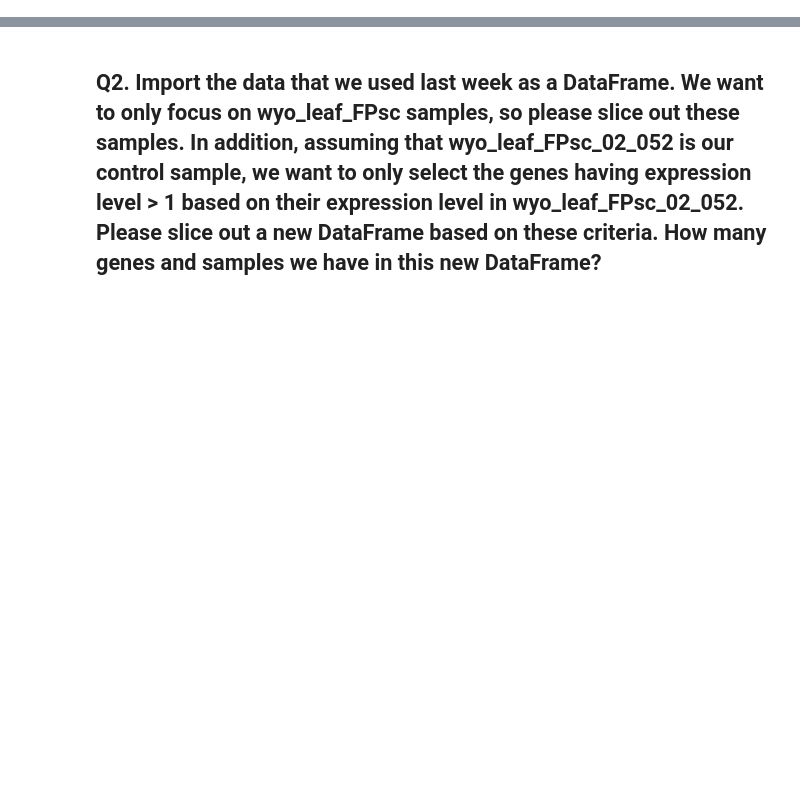
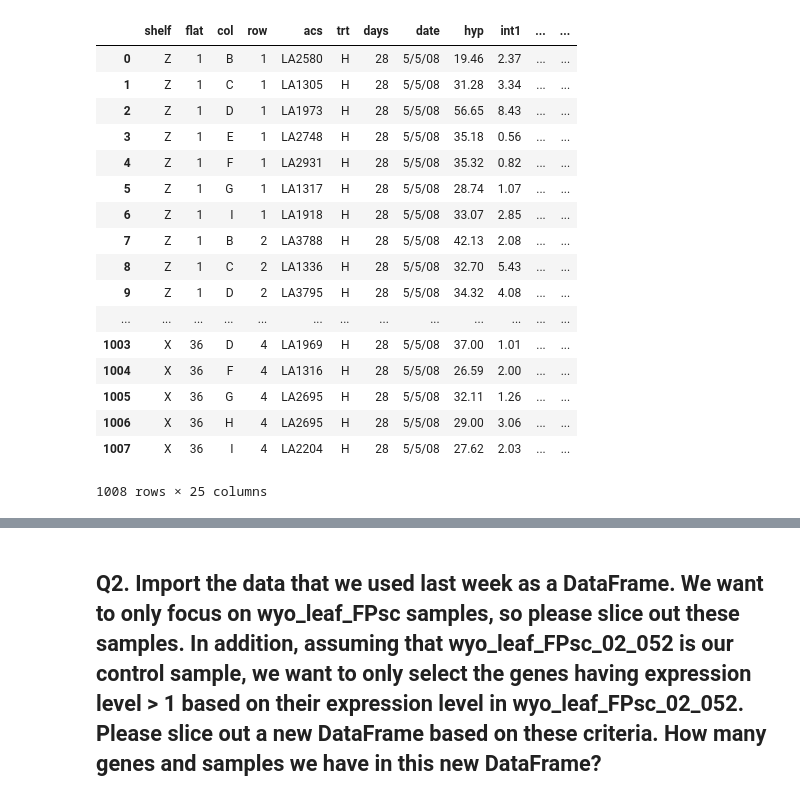
Before and after one commit to UCD-pbio-rclub/python-data-analysis_MinYao.J, a Jupyter notebook: HW for chapter 5.ipynb, the cells around one changed output, grey strips where cells are left out. Drawn from its saved outputs; the diff is of its cells as text; code cells hidden in the pictures; blank space fills up the shorter version.

```diff
--- a/HW for chapter 5.ipynb
+++ b/HW for chapter 5.ipynb
@@ -3,0 +9,23 @@ import numpy as np
+# %%
+tomato = pd.read_csv("Tomato.csv")
+# %%
+tomato
+# %% [output]
+|  | shelf | flat | col | row | acs | trt | days | date | hyp | int1 | ... | ... |
+| 0 | Z | 1 | B | 1 | LA2580 | H | 28 | 5/5/08 | 19.46 | 2.37 | ... | ... |
+| 1 | Z | 1 | C | 1 | LA1305 | H | 28 | 5/5/08 | 31.28 | 3.34 | ... | ... |
+| 2 | Z | 1 | D | 1 | LA1973 | H | 28 | 5/5/08 | 56.65 | 8.43 | ... | ... |
+| 3 | Z | 1 | E | 1 | LA2748 | H | 28 | 5/5/08 | 35.18 | 0.56 | ... | ... |
+| 4 | Z | 1 | F | 1 | LA2931 | H | 28 | 5/5/08 | 35.32 | 0.82 | ... | ... |
+| 5 | Z | 1 | G | 1 | LA1317 | H | 28 | 5/5/08 | 28.74 | 1.07 | ... | ... |
+| 6 | Z | 1 | I | 1 | LA1918 | H | 28 | 5/5/08 | 33.07 | 2.85 | ... | ... |
+| 7 | Z | 1 | B | 2 | LA3788 | H | 28 | 5/5/08 | 42.13 | 2.08 | ... | ... |
+| 8 | Z | 1 | C | 2 | LA1336 | H | 28 | 5/5/08 | 32.70 | 5.43 | ... | ... |
+| 9 | Z | 1 | D | 2 | LA3795 | H | 28 | 5/5/08 | 34.32 | 4.08 | ... | ... |
+| ... | ... | ... | ... | ... | ... | ... | ... | ... | ... | ... | ... | ... |
+| 1003 | X | 36 | D | 4 | LA1969 | H | 28 | 5/5/08 | 37.00 | 1.01 | ... | ... |
+| 1004 | X | 36 | F | 4 | LA1316 | H | 28 | 5/5/08 | 26.59 | 2.00 | ... | ... |
+| 1005 | X | 36 | G | 4 | LA2695 | H | 28 | 5/5/08 | 32.11 | 1.26 | ... | ... |
+| 1006 | X | 36 | H | 4 | LA2695 | H | 28 | 5/5/08 | 29.00 | 3.06 | ... | ... |
+| 1007 | X | 36 | I | 4 | LA2204 | H | 28 | 5/5/08 | 27.62 | 2.03 | ... | ... |
+1008 rows × 25 columns
```
Also changed, not shown: parts of 23 cells of this notebook.
